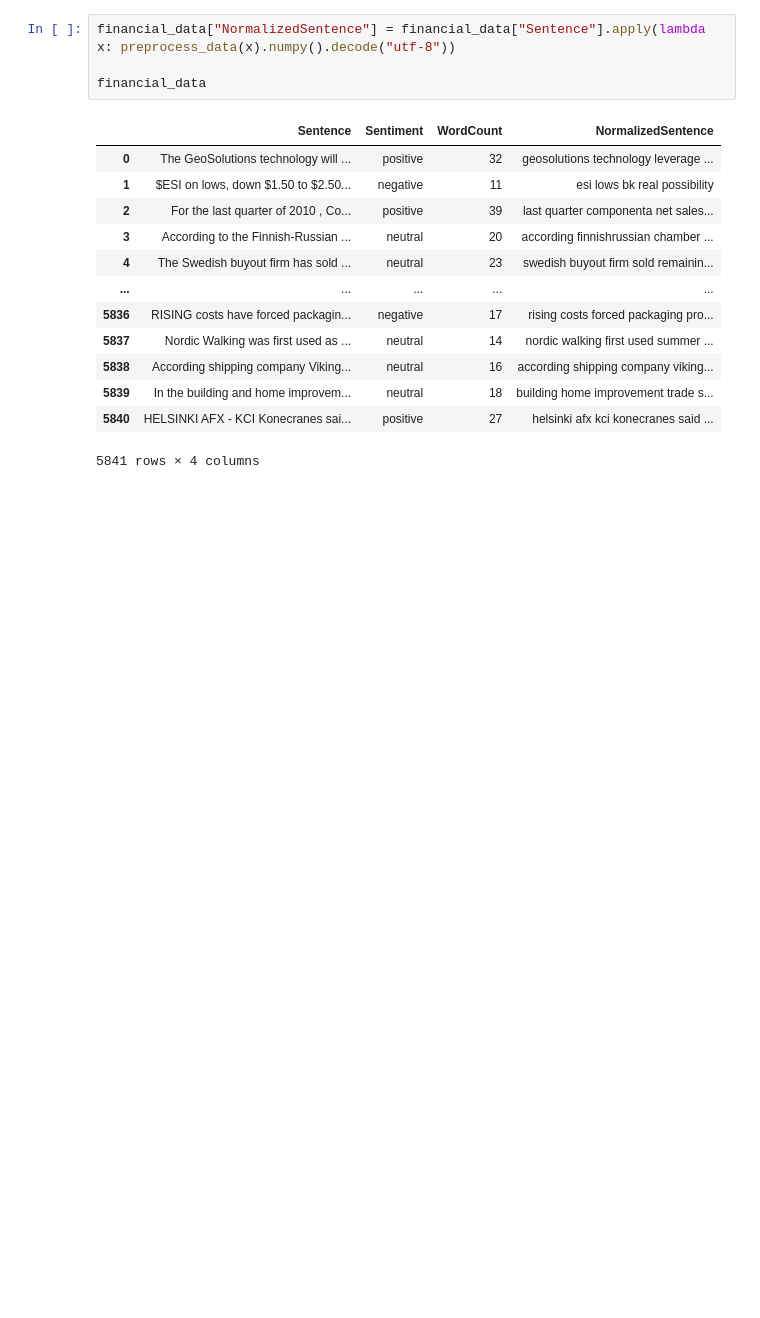
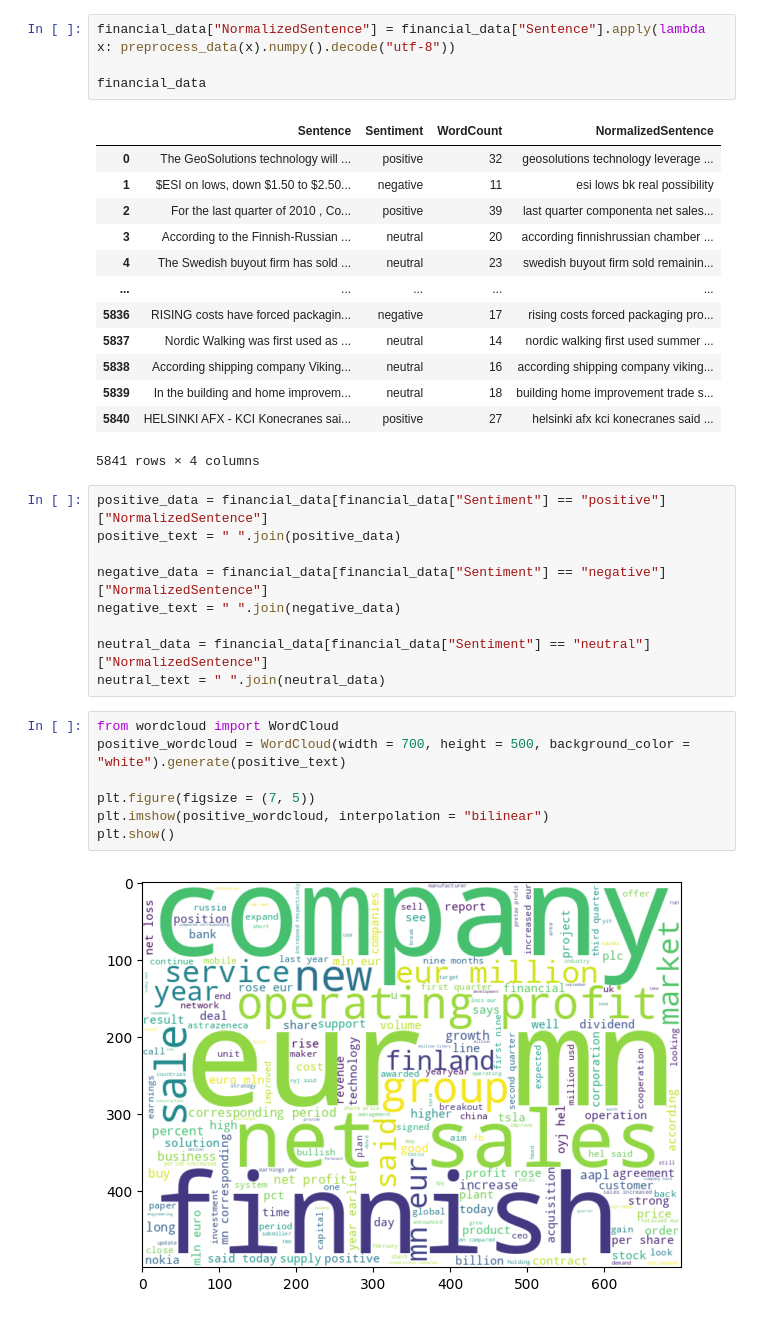
Before and after one commit to ganeshteli/sentiment-analysis-with-neural-networks, a Jupyter notebook: app.ipynb, the cells around one changed output. Drawn from its saved outputs; the diff is of its cells as text; blank space fills up the shorter version.

Commit message:
Plot word‑cloud

```diff
--- a/app.ipynb
+++ b/app.ipynb
@@ -138,3 +138,21 @@ financial_data
 | 5839 | In the building and home improvem... | neutral | 18 | building home improvement trade s... |
 | 5840 | HELSINKI AFX - KCI Konecranes sai... | positive | 27 | helsinki afx kci konecranes said ... |
 5841 rows × 4 columns
+# %%
+positive_data = financial_data[financial_data["Sentiment"] == "positive"]["NormalizedSentence"]
+positive_text = " ".join(positive_data)
+
+negative_data = financial_data[financial_data["Sentiment"] == "negative"]["NormalizedSentence"]
+negative_text = " ".join(negative_data)
+
+neutral_data = financial_data[financial_data["Sentiment"] == "neutral"]["NormalizedSentence"]
+neutral_text = " ".join(neutral_data)
+# %%
+from wordcloud import WordCloud
+positive_wordcloud = WordCloud(width = 700, height = 500, background_color = "white").generate(positive_text)
+
+plt.figure(figsize = (7, 5))
+plt.imshow(positive_wordcloud, interpolation = "bilinear")
+plt.show()
+# %% [output]
+[figure, added]
```
Also changed, not shown: parts of 2 cells of this notebook.
